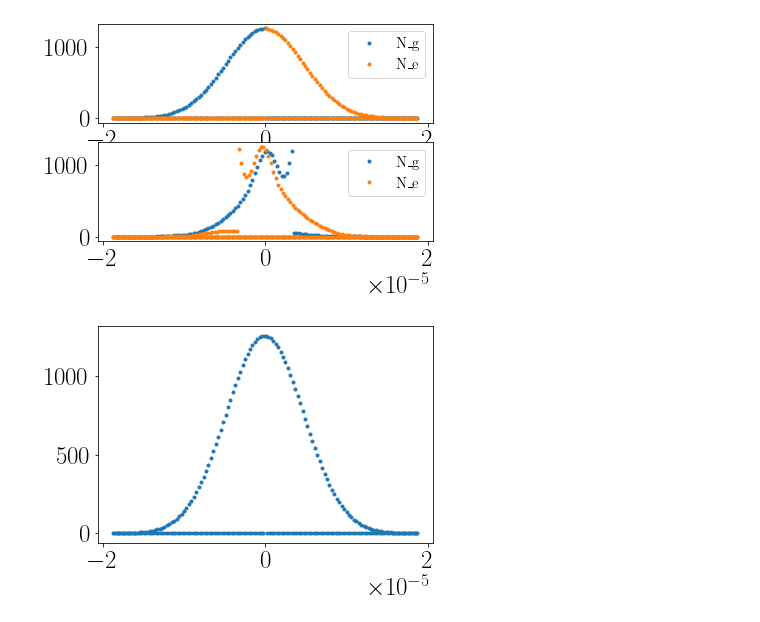
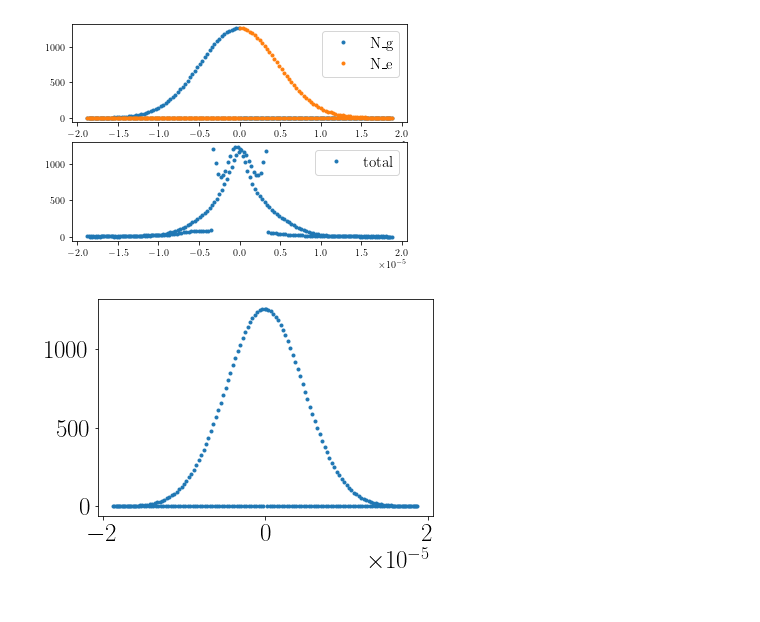
Before and after one commit to Yanaiski/master_thesis, a Jupyter notebook: 04_cmt_tensor.ipynb, the cells around one changed output. Drawn from its saved outputs; the diff is of its cells as text; code cells hidden in the pictures.

```diff
--- a/04_cmt_tensor.ipynb
+++ b/04_cmt_tensor.ipynb
@@ -403,44 +104,44 @@ None
 fig, axes = plt.subplots(2)
 xaxis = system.velocity_bins
 #xaxis_twin = axes[0].twinx()
-
+#
 
 #plt.xlabel("momen cm/ps")
 # fig,axes = plt.subplots(5,figsize=(7,35))
 # for i in range(5):
 #     axes[i].set_title("pulse"+" " + str(i))
 #     axes[i].legend()
     #axes[i].set_xlim(-2e-6,2e-6)
 
 N_g,N_e,N = system.get_states(system.saved_states[0])
 axes[0].plot(xaxis,N_g,'.',label="N_g")
 axes[0].plot(xaxis,N_e,'.',label="N_e")
 #axes[0].plot(xaxis,N,'.',label="total")
 axes[0].legend(fontsize=15)
 #axes[0].set_xlim(-2e-6,2e-6)
 
 N_g,N_e,N = system.get_states(system.saved_states[22])
-axes[1].plot(xaxis,N_g,'.',label="N_g")
-axes[1].plot(xaxis,N_e,'.',label="N_e")
-#axes[1].plot(xaxis,N,'.',label="total")
+#axes[1].plot(xaxis,N_g,'.',label="N_g")
+#axes[1].plot(xaxis,N_e,'.',label="N_e")
+axes[1].plot(xaxis,N,'.',label="total")
 axes[1].legend(fontsize=15)
 #axes[1].set_xlim(-2e-6,2e-6)
 
-plt.savefig("./figures/cmt/pulse22.jpg",bbox_inches="tight")
+plt.savefig("./figures/nov_2022/pulse22.jpg",bbox_inches="tight")
 # excited = system.get_excited()
 # ground = system.get_ground()
 # fig,ax = system.get_initial_pop_plot()
 
 # ax.plot(system.velocity_bins,ground,'.',color="black",label="ground")
 # ax.plot(system.velocity_bins,excited,'.',color="orange",label="excited")
 # #ax.legend()
 # ax.set_xlim(-2e-6,2e-6)
 # #ax.set_ylim(0,100)
 # #plt.savefig("figures/cmt/test_MT_2pulses.jpg")
 # plt.show()
 # print(excited[system.N_bins//2+1],ground[system.N_bins//2+2],system.initial_pop[system.N_bins//2])
 # %% [output]
-[figure, old version]
+[figure, new version]
 # %%
 N_g,N_e,N = system.get_states(system.saved_states[0])
 fig = plt.figure()
```
Also changed, not shown: parts of 12 cells of this notebook, 2 other files.
